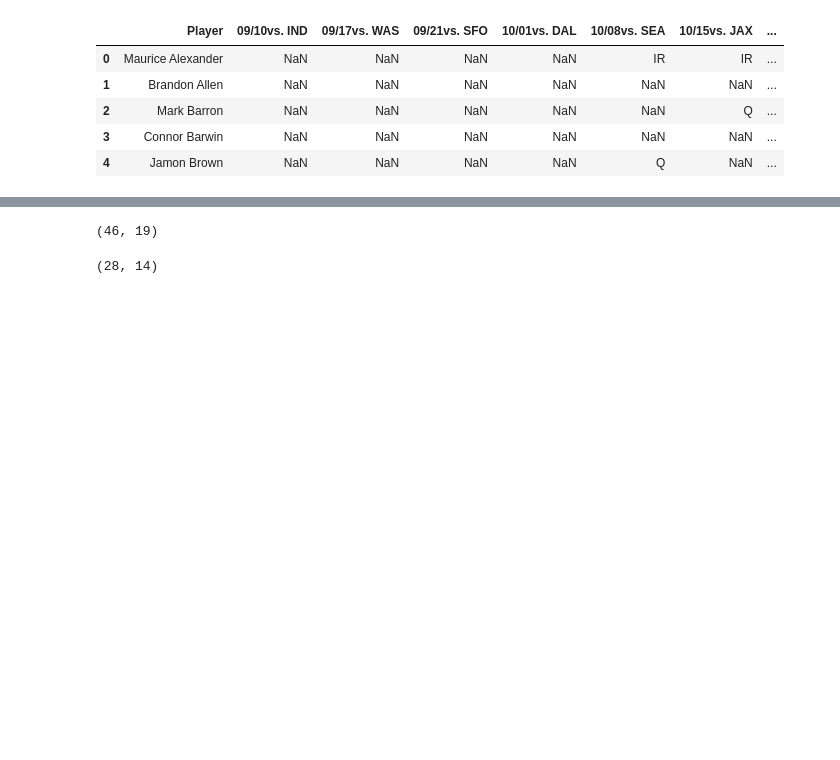
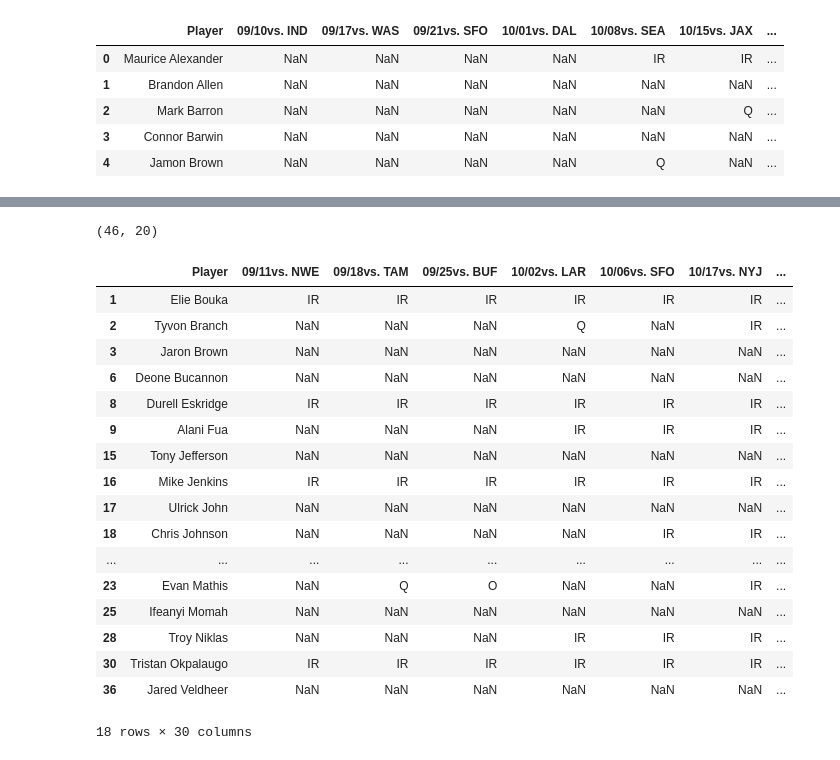
Before and after one commit to ClintNanney/Capstone, a Jupyter notebook: notebooks/capstone eda.ipynb, the cells around one changed output, grey strips where cells are left out. Saved outputs shown, nothing was run; the diff lists cells and outputs as text; code cells hidden in the pictures; blank space fills up the shorter version.

```diff
--- a/notebooks/capstone eda.ipynb
+++ b/notebooks/capstone eda.ipynb
@@ -767,9 +829,5 @@ cardinals_2015.shape
 # %%
-arizona_df5.shape
+cardinals_2015.shape
 # %% [output]
-(46, 19)
+(46, 20)
-# %%
-ari1.shape
-# %% [output]
-(28, 14)
 # %%
@@ -776,0 +835,21 @@ cardinals_2015.to_csv('../data/cardinals2015.csv', index = False)
+# %%
+cardinals_2016[(cardinals_2016=="IR").any(1)]
+# %% [output]
+|  | Player | 09/11vs. NWE | 09/18vs. TAM | 09/25vs. BUF | 10/02vs. LAR | 10/06vs. SFO | 10/17vs. NYJ | ... |
+| 1 | Elie Bouka | IR | IR | IR | IR | IR | IR | ... |
+| 2 | Tyvon Branch | NaN | NaN | NaN | Q | NaN | IR | ... |
+| 3 | Jaron Brown | NaN | NaN | NaN | NaN | NaN | NaN | ... |
+| 6 | Deone Bucannon | NaN | NaN | NaN | NaN | NaN | NaN | ... |
+| 8 | Durell Eskridge | IR | IR | IR | IR | IR | IR | ... |
+| 9 | Alani Fua | NaN | NaN | NaN | IR | IR | IR | ... |
+| 15 | Tony Jefferson | NaN | NaN | NaN | NaN | NaN | NaN | ... |
+| 16 | Mike Jenkins | IR | IR | IR | IR | IR | IR | ... |
+| 17 | Ulrick John | NaN | NaN | NaN | NaN | NaN | NaN | ... |
+| 18 | Chris Johnson | NaN | NaN | NaN | NaN | IR | IR | ... |
+| ... | ... | ... | ... | ... | ... | ... | ... | ... |
+| 23 | Evan Mathis | NaN | Q | O | NaN | NaN | IR | ... |
+| 25 | Ifeanyi Momah | NaN | NaN | NaN | NaN | NaN | NaN | ... |
+| 28 | Troy Niklas | NaN | NaN | NaN | IR | IR | IR | ... |
+| 30 | Tristan Okpalaugo | IR | IR | IR | IR | IR | IR | ... |
+| 36 | Jared Veldheer | NaN | NaN | NaN | NaN | NaN | NaN | ... |
+18 rows × 30 columns
```
Also changed, not shown: parts of 16 cells of this notebook.
